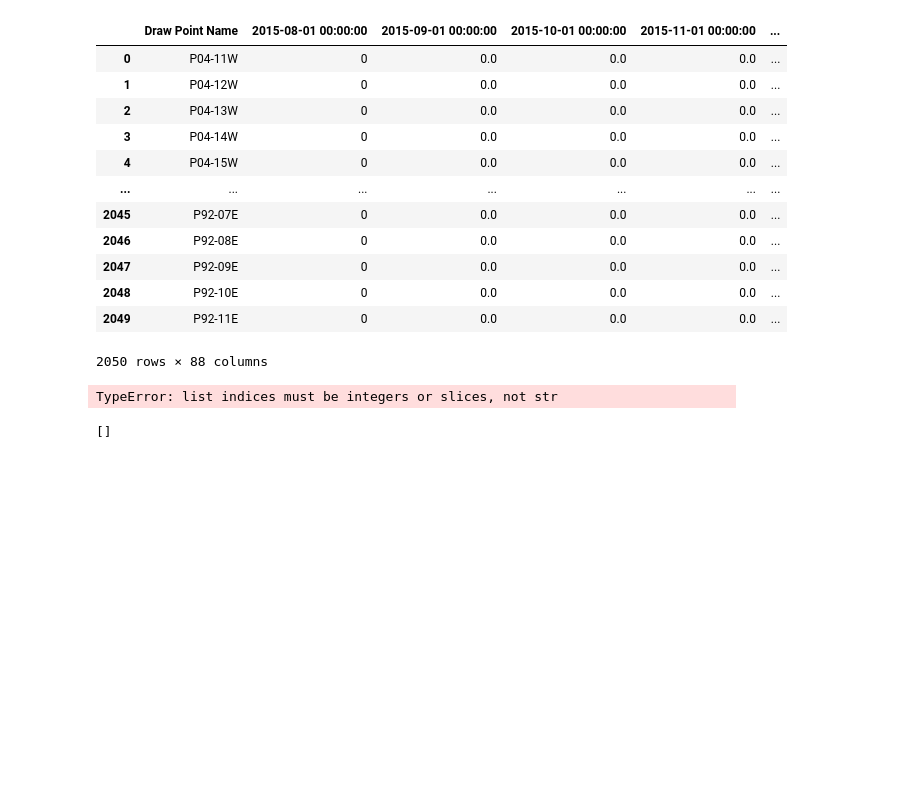
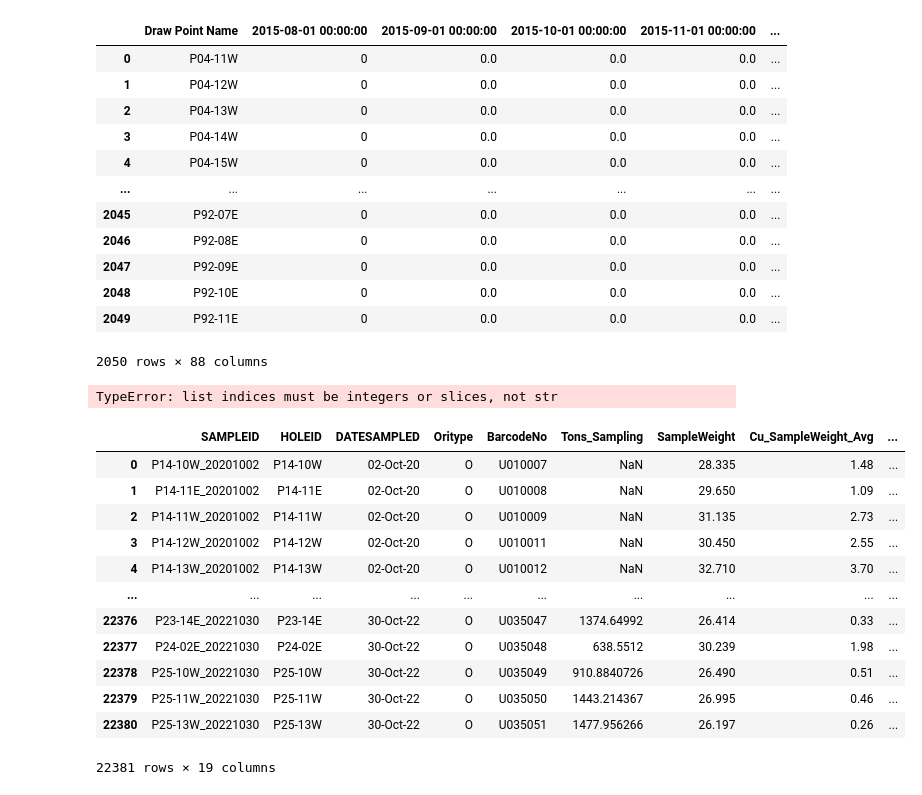
Before and after one commit to jouytrew/masters_pfti, a Jupyter notebook: notebooks/test.ipynb, the cells around one changed output. Saved outputs shown, nothing was run; the diff lists cells and outputs as text; code cells hidden in the pictures; blank space fills up the shorter version.

```diff
--- a/notebooks/test.ipynb
+++ b/notebooks/test.ipynb
@@ -254,7 +254,31 @@ for dhid in dhids:
         ])
 # %% [output]
 TypeError: list indices must be integers or slices, not str
-# %%
-data
-# %% [output]
-[]
+# %%
+def get_processed_data():
+    data = _import_data()
+
+    assay['Tons_Sampling'] = assay['Tons_Sampling'].astype(float)
+
+    rename_cols = list(assay.columns)[7:-1]
+    for col in rename_cols:
+        assay = assay.rename(columns={col: col.split('_')[0].upper()})
+
+def _import_data():
+    return pd.read_csv("../data/ptfi_1/dmlz_assay.csv")
+# %%
+_import_data()
+# %% [output]
+|  | SAMPLEID | HOLEID | DATESAMPLED | Oritype | BarcodeNo | Tons_Sampling | SampleWeight | Cu_SampleWeight_Avg | ... |
+| 0 | P14-10W_20201002 | P14-10W | 02-Oct-20 | O | U010007 | NaN | 28.335 | 1.48 | ... |
+| 1 | P14-11E_20201002 | P14-11E | 02-Oct-20 | O | U010008 | NaN | 29.650 | 1.09 | ... |
+| 2 | P14-11W_20201002 | P14-11W | 02-Oct-20 | O | U010009 | NaN | 31.135 | 2.73 | ... |
+| 3 | P14-12W_20201002 | P14-12W | 02-Oct-20 | O | U010011 | NaN | 30.450 | 2.55 | ... |
+| 4 | P14-13W_20201002 | P14-13W | 02-Oct-20 | O | U010012 | NaN | 32.710 | 3.70 | ... |
+| ... | ... | ... | ... | ... | ... | ... | ... | ... | ... |
+| 22376 | P23-14E_20221030 | P23-14E | 30-Oct-22 | O | U035047 | 1374.64992 | 26.414 | 0.33 | ... |
+| 22377 | P24-02E_20221030 | P24-02E | 30-Oct-22 | O | U035048 | 638.5512 | 30.239 | 1.98 | ... |
+| 22378 | P25-10W_20221030 | P25-10W | 30-Oct-22 | O | U035049 | 910.8840726 | 26.490 | 0.51 | ... |
+| 22379 | P25-11W_20221030 | P25-11W | 30-Oct-22 | O | U035050 | 1443.214367 | 26.995 | 0.46 | ... |
+| 22380 | P25-13W_20221030 | P25-13W | 30-Oct-22 | O | U035051 | 1477.956266 | 26.197 | 0.26 | ... |
+22381 rows × 19 columns
```
Also changed, not shown: parts of 1 cell of this notebook, 3 other files.
